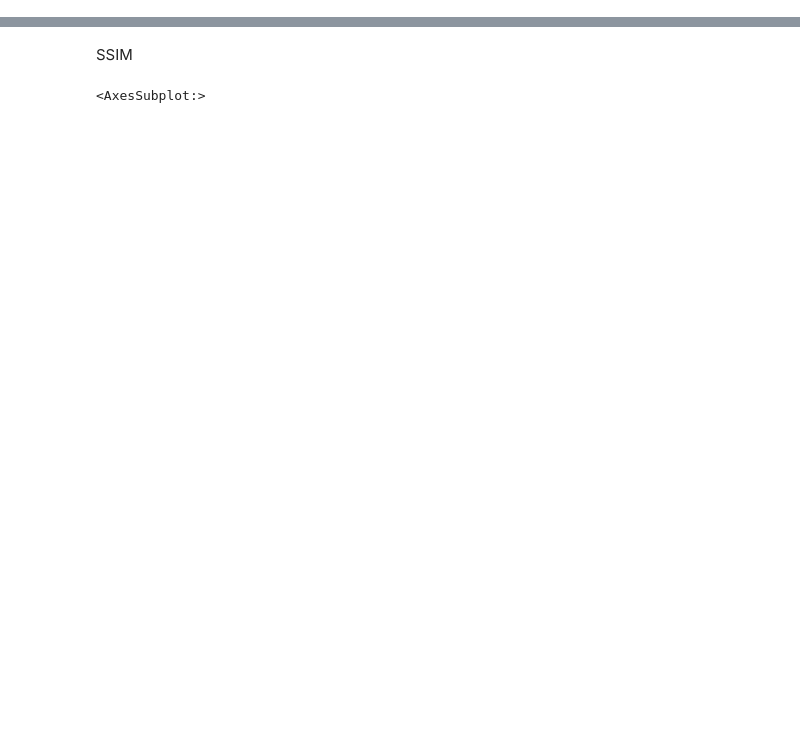
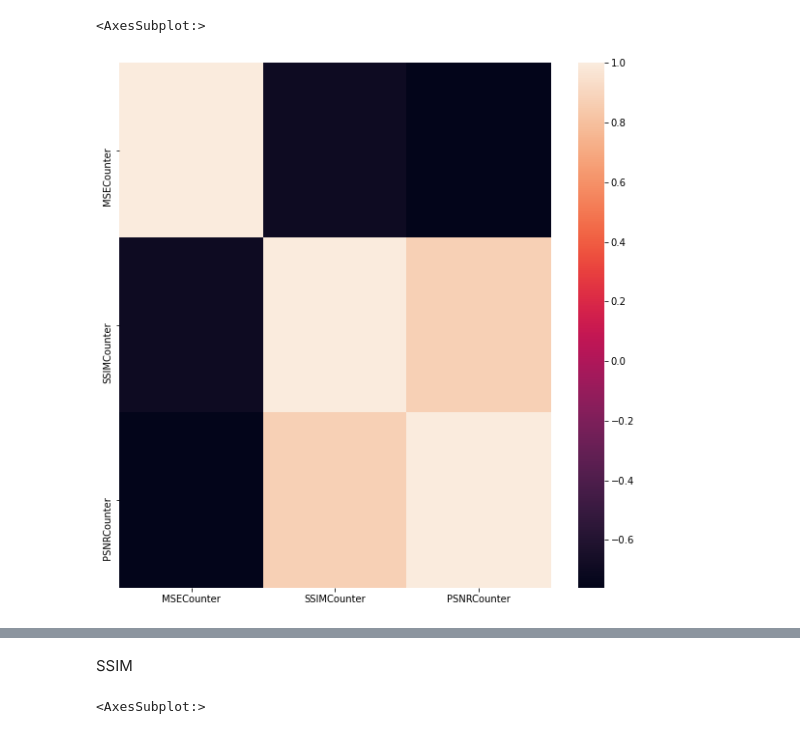
Before and after one commit to diff7/srcnn_rank, a Jupyter notebook: make_subset.ipynb, the cells around one changed output, grey strips where cells are left out. Cells and saved outputs as stored; diff of their text form; code cells hidden in the pictures; blank space fills up the shorter version.

```diff
--- a/make_subset.ipynb
+++ b/make_subset.ipynb
@@ -41,7 +42,7 @@ def make_dict(files, path,suffix=''):
         out['names'] = names
     return out
 # %%
-# name = 'MSE'
-# files_filtered = filter(files, [name, 'SSIM','PSNR'],[1,2,4,6,19])
-# data = make_dict(files_filtered, path)
-# frame = pd.DataFrame(data)
+name = 'MSE'
+files_filtered = filter(files, [name, 'SSIM','PSNR'],[1,2,4,6,19])
+data = make_dict(files_filtered, path)
+frame = pd.DataFrame(data)
@@ -50,2 +49,8 @@ def make_dict(files, path,suffix=''):
+# %%
+plt.figure(figsize=(10,10))
+sns.heatmap(frame.corr())
+# %% [output]
+<AxesSubplot:>
+[figure, added]
 # %%
 name = 'SSIM'
```
Also changed, not shown: parts of 23 cells of this notebook, 9 other files.
